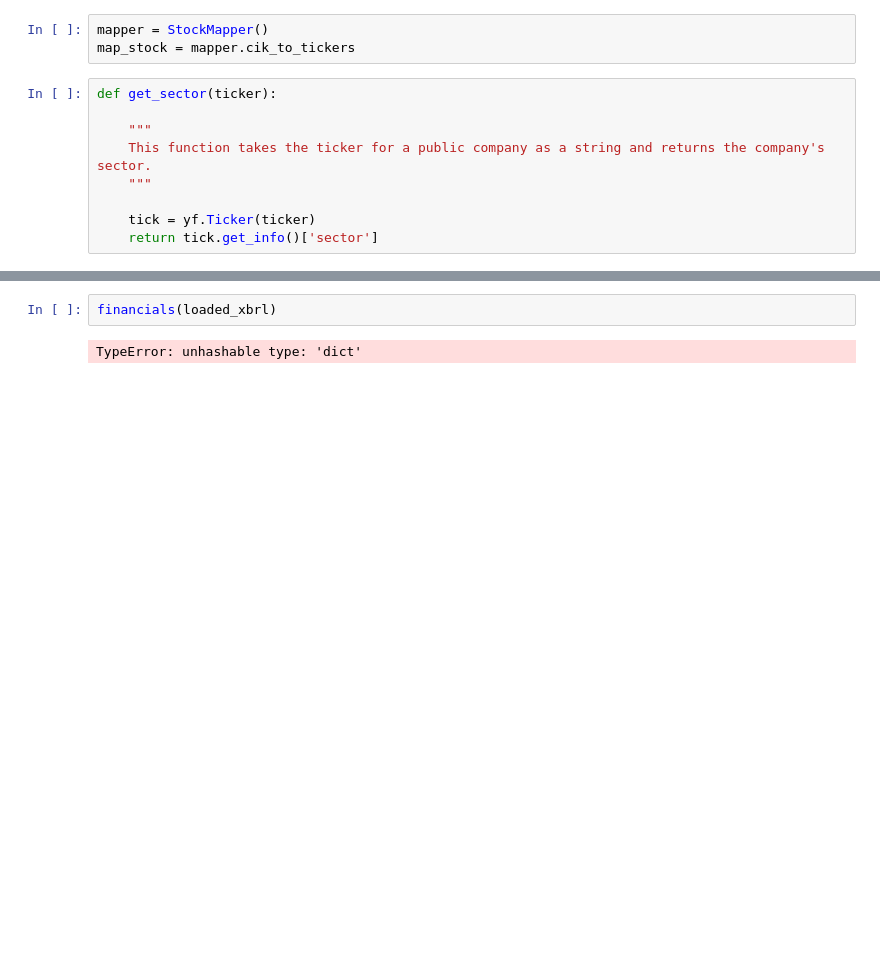
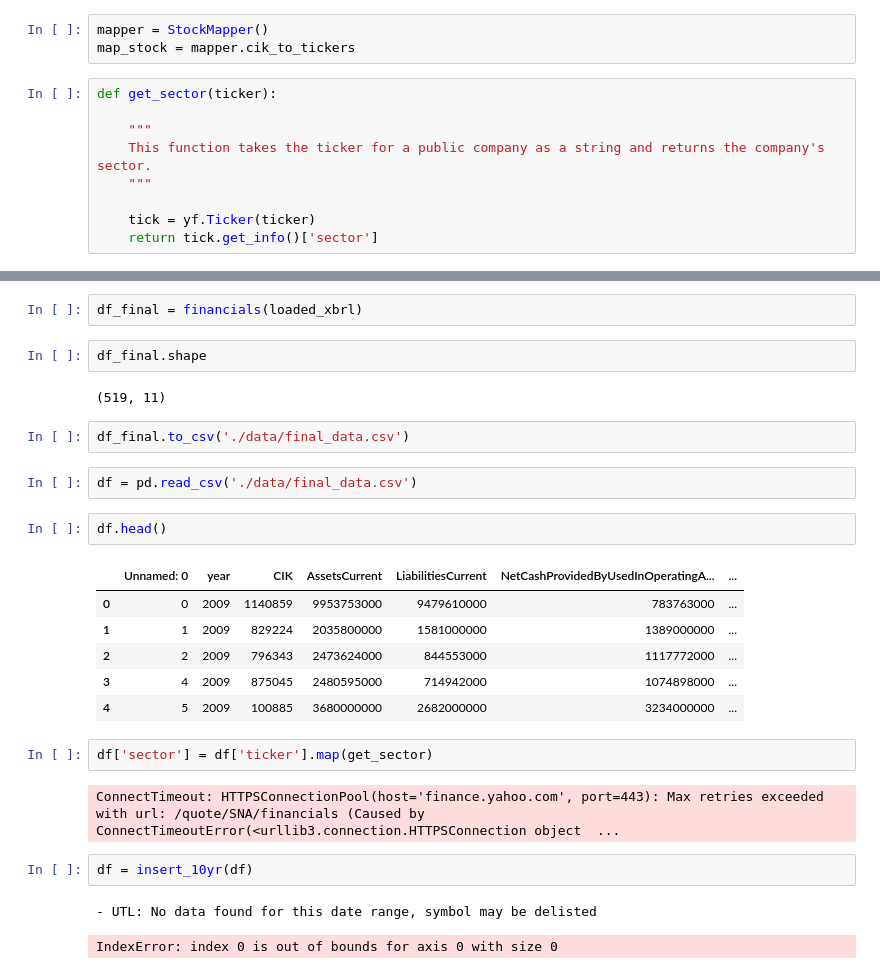
Before and after one commit to zpollats/LongTermStockPerformancePrediction, a Jupyter notebook: working_notebook.ipynb, the cells around one changed output, grey strips where cells are left out. Drawn from its saved outputs; the diff is of its cells as text; blank space fills up the shorter version.

Commit message:
create final csv file for dataframe

```diff
--- a/working_notebook.ipynb
+++ b/working_notebook.ipynb
@@ -382,6 +357,30 @@ def financials(list_of_xbrl):
 
     return final_financials
-# %%
-financials(loaded_xbrl)
-# %% [output]
-TypeError: unhashable type: 'dict'
+# %%
+df_final = financials(loaded_xbrl)
+# %%
+df_final.shape
+# %% [output]
+(519, 11)
+# %%
+df_final.to_csv('./data/final_data.csv')
+# %%
+df = pd.read_csv('./data/final_data.csv')
+# %%
+df.head()
+# %% [output]
+|  | Unnamed: 0 | year | CIK | AssetsCurrent | LiabilitiesCurrent | NetCashProvidedByUsedInOperatingA... | ... |
+| 0 | 0 | 2009 | 1140859 | 9953753000 | 9479610000 | 783763000 | ... |
+| 1 | 1 | 2009 | 829224 | 2035800000 | 1581000000 | 1389000000 | ... |
+| 2 | 2 | 2009 | 796343 | 2473624000 | 844553000 | 1117772000 | ... |
+| 3 | 4 | 2009 | 875045 | 2480595000 | 714942000 | 1074898000 | ... |
+| 4 | 5 | 2009 | 100885 | 3680000000 | 2682000000 | 3234000000 | ... |
+# %%
+df['sector'] = df['ticker'].map(get_sector)
+# %% [output]
+ConnectTimeout: HTTPSConnectionPool(host='finance.yahoo.com', port=443): Max retries exceeded with url: /quote/SNA/financials (Caused by ConnectTimeoutError(<urllib3.connection.HTTPSConnection object  ...
+# %%
+df = insert_10yr(df)
+# %% [output]
+- UTL: No data found for this date range, symbol may be delisted
+IndexError: index 0 is out of bounds for axis 0 with size 0
```
Also changed, not shown: parts of 11 cells of this notebook, 1 other file.
